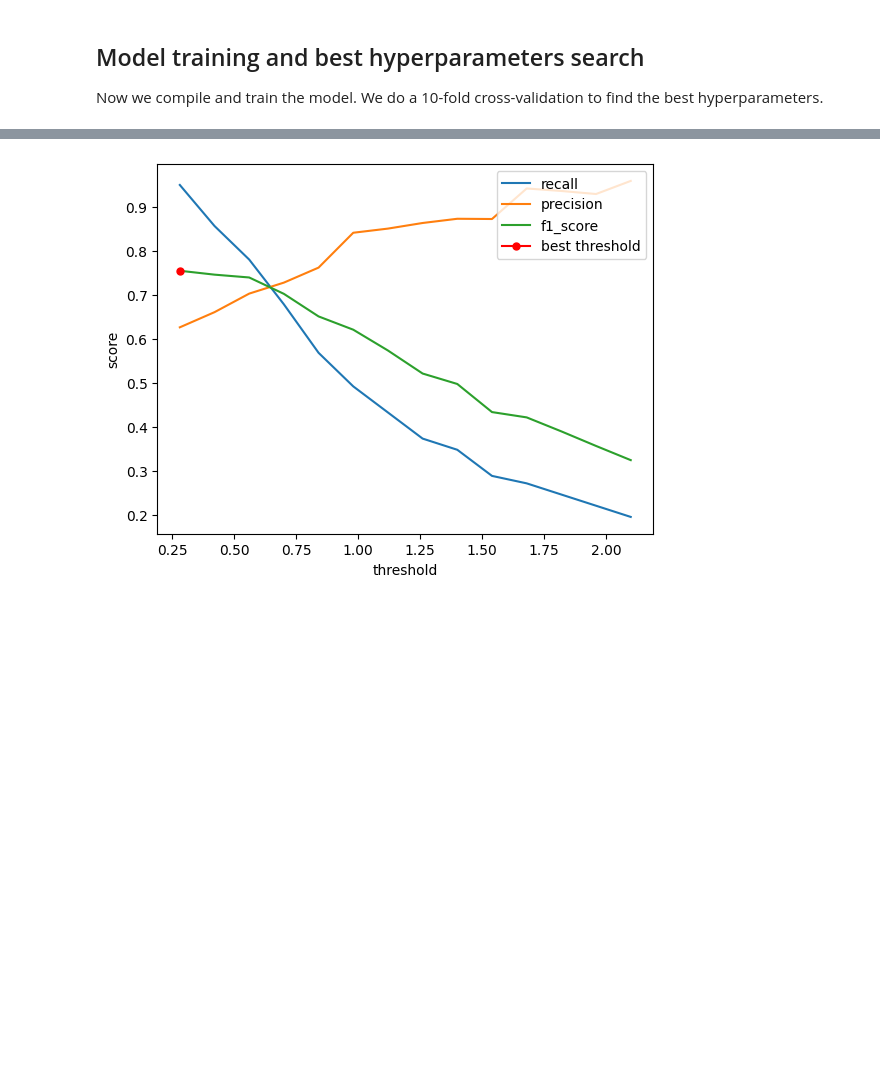
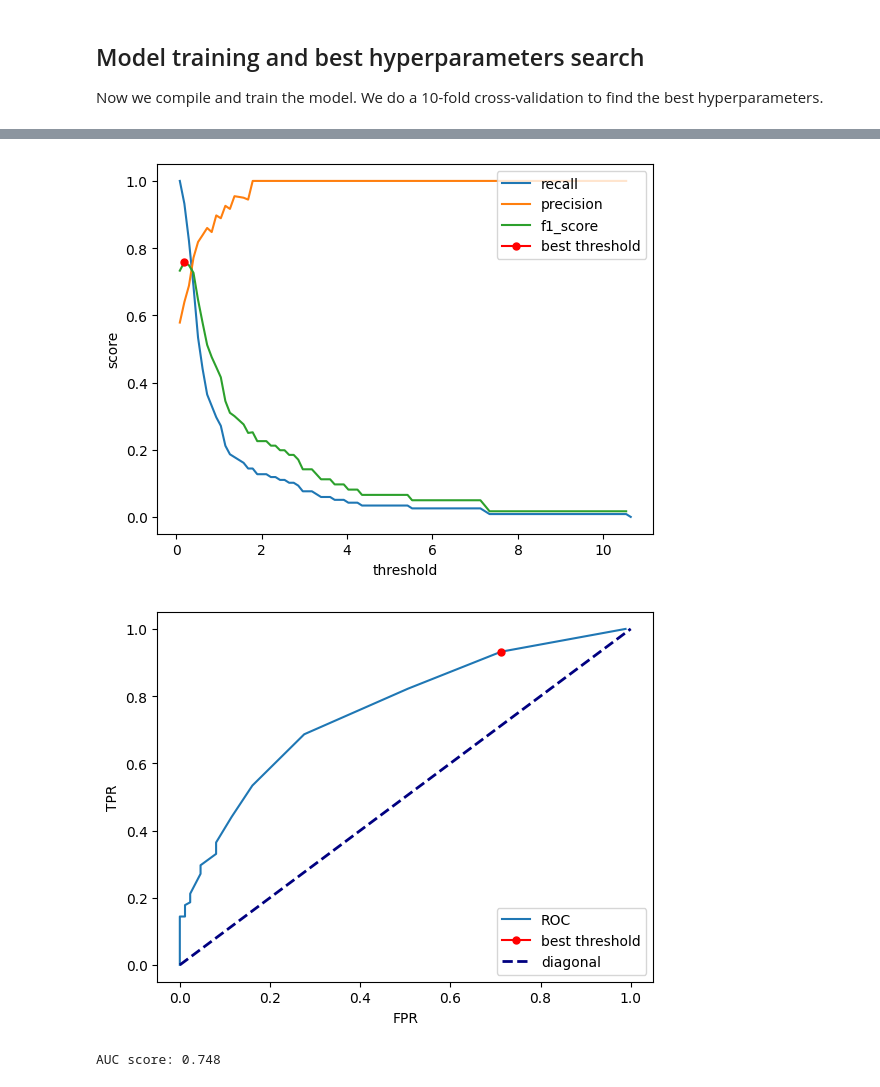
Before and after one commit to jstringara/Fintech, a Jupyter notebook: BC3/autoencoder.ipynb, the cells around one changed output, grey strips where cells are left out. Saved outputs shown, nothing was run; the diff lists cells and outputs as text; code cells hidden in the pictures; blank space fills up the shorter version.

Commit message:
AUC, ROC, unflattened loss, looks promising: Added AUC and ROC logspace of LRs and progbar loss has unflattened somehow ROC and AUC seem promising maybe some more tinkering will help

```diff
--- a/BC3/autoencoder.ipynb
+++ b/BC3/autoencoder.ipynb
@@ -234,8 +235,9 @@ _________________________________________________________________
 Now we compile and train the model.
 We do a 10-fold cross-validation to find the best hyperparameters.
 # %%
-# create a vector of 100 learning rates between 0.001 and 0.1
-learning_rates = np.linspace(0.1, 0.001, 100)
+# create a vector of 100 between 10^-6 and 10^-1
+N_lr = 100
+learning_rates = np.logspace(-6, -1, N_lr)
 # create a vector to store the best epoch for each learning rate
 best_epochs = np.zeros(len(learning_rates))
 # create a vector to store the best validation loss for each learning rate
@@ -247,15 +249,22 @@ batch_size = 32
 
 # for each learning rate
 for learning_rate in learning_rates:
-    # print the current learning rate, how many learning rates we have already tried and what percentage of the total number of learning rates we have already tried
-    print('learning rate: ', learning_rate,' we are at:' , np.where(learning_rates == learning_rate)[0][0]+1, ' out of ', len(learning_rates), '(', int((np.where(learning_rates == learning_rate)[0][0]+1)/len(learning_rates)*100), '%)')
+    # get the index of the current learning rate
+    i = np.where(learning_rates == learning_rate)[0][0]
+    # get the percentage and "ventage" of the current learning rate
+    perc = int((i+1)/N_lr * 100)
+    vent = int(perc/5)
+    # print the current learning rate, a progress bar, the percentage and the number of total learning rates in parenthesis
+    print(f""" -> learning rate {learning_rate}
+    [{''.join(['='] * vent)}{'>' if vent != 20 else ''}{''.join(['-'] * (19-vent))}] {perc}% ({N_lr})
+    """)
     # Compile and train the model with the current learning rate
     # use the mean squared error as loss function
     model.compile(optimizer=Adam(learning_rate=learning_rate), loss='mse')
     # set the early stopping callback to stop the training if the validation loss does not decrease for 10 epochs and restore the best weights
     early_stopping = EarlyStopping(monitor='val_loss', patience=10, restore_best_weights=True, verbose=1)
     # train and validate the model on the training set and the cross-validation set
-    history = model.fit(X_train, X_train, epochs=epochs, batch_size=batch_size, shuffle=True, validation_data=(X_cv, X_cv), verbose=1, callbacks=[early_stopping])
+    history = model.fit(X_train, X_train, epochs=epochs, batch_size=batch_size, validation_data=(X_cv, X_cv), verbose=1, callbacks=[early_stopping])
     # add its best epoch to the vector of best epochs
     best_epoch = np.argmin(history.history['val_loss'])
     best_epochs[np.where(learning_rates == learning_rate)[0][0]] = best_epoch
@@ -321,8 +316,8 @@ Best learning rate: 0.1
 # %%
 # Compile and train the model for the best learning rate
-model.compile(optimizer=Adam(learning_rate=0.0001), loss='mse')
+model.compile(optimizer=Adam(learning_rate=best_learning_rate), loss='mse')
 early_stopping = EarlyStopping(monitor='val_loss', patience=20, restore_best_weights=True, verbose=1)
-history = model.fit(X_train, X_train, epochs=100, batch_size=32, shuffle=True, validation_data=(X_cv, X_cv), verbose=1, callbacks=[early_stopping])
+history = model.fit(X_train, X_train, epochs=100, batch_size=32, validation_data=(X_cv, X_cv), verbose=1, callbacks=[early_stopping])
 # get the best epoch and the best loss
 best_epoch = np.argmin(history.history['val_loss'])
 best_loss = history.history['val_loss'][best_epoch]
@@ -384,36 +379,55 @@ df['f1_score'] = np.zeros(len(thresholds))
 
 # for each threshold
 for threshold in thresholds:
     # create the confusion matrix
     tp = np.sum(np.logical_and(mse_cv > threshold,  Y_cv== 1))
     fp = np.sum(np.logical_and(mse_cv > threshold,  Y_cv== 0))
     tn = np.sum(np.logical_and(mse_cv <= threshold, Y_cv == 0))
     fn = np.sum(np.logical_and(mse_cv <= threshold, Y_cv == 1))
     # store the confusion matrix in the dataframe
     df.loc[df['threshold'] == threshold, 'tp'] = tp
     df.loc[df['threshold'] == threshold, 'fp'] = fp
     df.loc[df['threshold'] == threshold, 'tn'] = tn
     df.loc[df['threshold'] == threshold, 'fn'] = fn
 
-# delete all the rows with a zero in the confusion matrix
-df = df[(df[['tp', 'fp', 'tn', 'fn']] != 0).all(axis=1)]
 # calculate the recall, precision and f1 score for each threshold
 df['recall'] = df['tp']/(df['tp']+df['fn'])
 df['precision'] = df['tp']/(df['tp']+df['fp'])
 df['f1_score'] = 2*df['precision']*df['recall']/(df['precision']+df['recall'])
 
 # plot the recall, precision and f1 score for each threshold
 plt.plot(df['threshold'], df['recall'])
 plt.plot(df['threshold'], df['precision'])
 plt.plot(df['threshold'], df['f1_score'])
 # plot the best threshold and the best f1 score
 plt.plot(df.loc[df['f1_score'].idxmax(), 'threshold'], df.loc[df['f1_score'].idxmax(), 'f1_score'], marker='o', markersize=5, color="red")
 plt.xlabel('threshold')
 plt.ylabel('score')
 plt.legend(['recall', 'precision', 'f1_score', 'best threshold'], loc='upper right')
 plt.show()
+
+# calculate the TPR and FPR for each threshold
+df['TPR'] = df['tp']/(df['tp']+df['fn'])
+df['FPR'] = df['fp']/(df['fp']+df['tn'])
+# compute the AUC score
+auc_score = auc(df['FPR'], df['TPR'])
+# plot the ROC curve
+plt.plot(df['FPR'], df['TPR'])
+# plot the FPR and TPR for the best threshold
+plt.plot(df.loc[df['f1_score'].idxmax(), 'FPR'], df.loc[df['f1_score'].idxmax(), 'TPR'], marker='o', markersize=5, color="red")
+# plot the diagonal
+plt.plot([0, 1], [0, 1], color='navy', lw=2, linestyle='--')
+plt.legend(['ROC', 'best threshold', 'diagonal'], loc='lower right')
+# add the AUC score to the plot
+plt.xlabel('FPR')
+plt.ylabel('TPR')
+plt.show()
+# print the AUC score
+print(f'AUC score: {auc_score:.3f}')
 # %% [output]
-[figure, old version]
+[figure, new version]
+[figure, added]
+AUC score: 0.748
 # %%
 # computing
 
```
Also changed, not shown: parts of 10 cells of this notebook, 2 other files.
